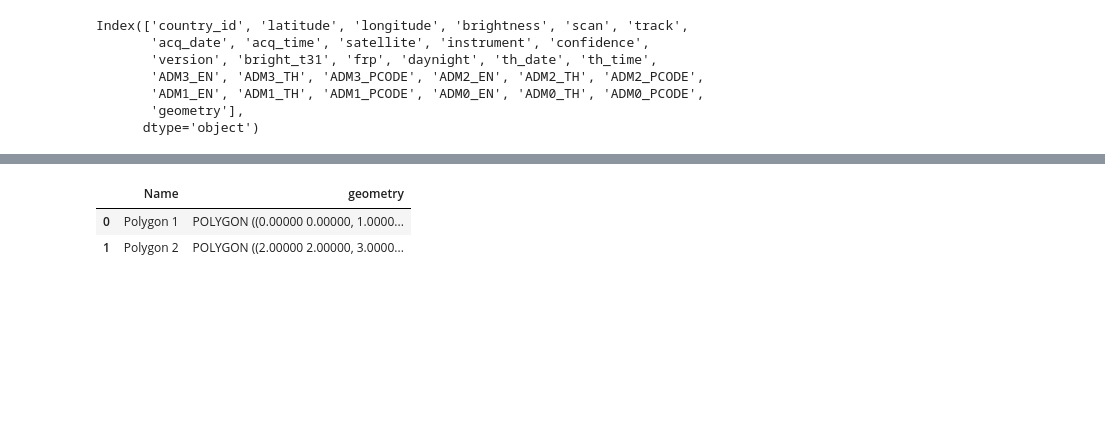
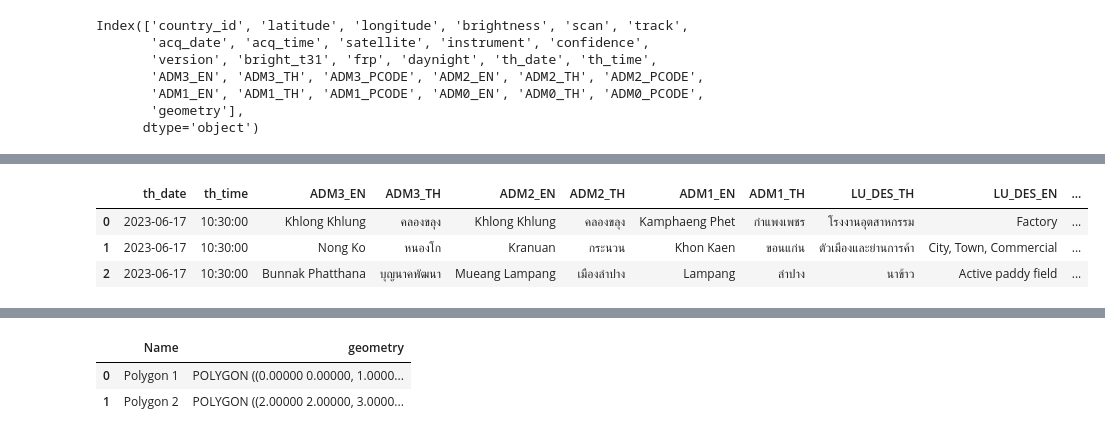
Before and after one commit to tzsoulcap/Fire-Spot-Thailand, a Jupyter notebook: mylab/Nasa_Firm.ipynb, the cells around one changed output, grey strips where cells are left out. Cells and saved outputs as stored; diff of their text form; code cells hidden in the pictures; blank space fills up the shorter version.

```diff
--- a/mylab/Nasa_Firm.ipynb
+++ b/mylab/Nasa_Firm.ipynb
@@ -162,0 +209,3 @@ d
+# %%
+mt = gpd.read_file(r'C:\coop_project_fire_spot\Fire-Spot-Thailand\data\2023-06-17')
+mt
@@ -162,0 +230,7 @@ d
+# %%
+mt[['th_date', 'th_time', 'ADM3_EN', 'ADM3_TH', 'ADM2_EN', 'ADM2_TH', 'ADM1_EN', 'ADM1_TH', 'LU_DES_TH', 'LU_DES_EN', 'latitude', 'longitude']]
+# %% [output]
+|  | th_date | th_time | ADM3_EN | ADM3_TH | ADM2_EN | ADM2_TH | ADM1_EN | ADM1_TH | LU_DES_TH | LU_DES_EN | ... |
+| 0 | 2023-06-17 | 10:30:00 | Khlong Khlung | คลองขลุง | Khlong Khlung | คลองขลุง | Kamphaeng Phet | กำแพงเพชร | โรงงานอุตสาหกรรม | Factory | ... |
+| 1 | 2023-06-17 | 10:30:00 | Nong Ko | หนองโก | Kranuan | กระนวน | Khon Kaen | ขอนแก่น | ตัวเมืองและย่านการค้า | City, Town, Commercial | ... |
+| 2 | 2023-06-17 | 10:30:00 | Bunnak Phatthana | บุญนาคพัฒนา | Mueang Lampang | เมืองลำปาง | Lampang | ลำปาง | นาข้าว | Active paddy field | ... |
```
Also changed, not shown: parts of 18 cells of this notebook, 8 other files.
